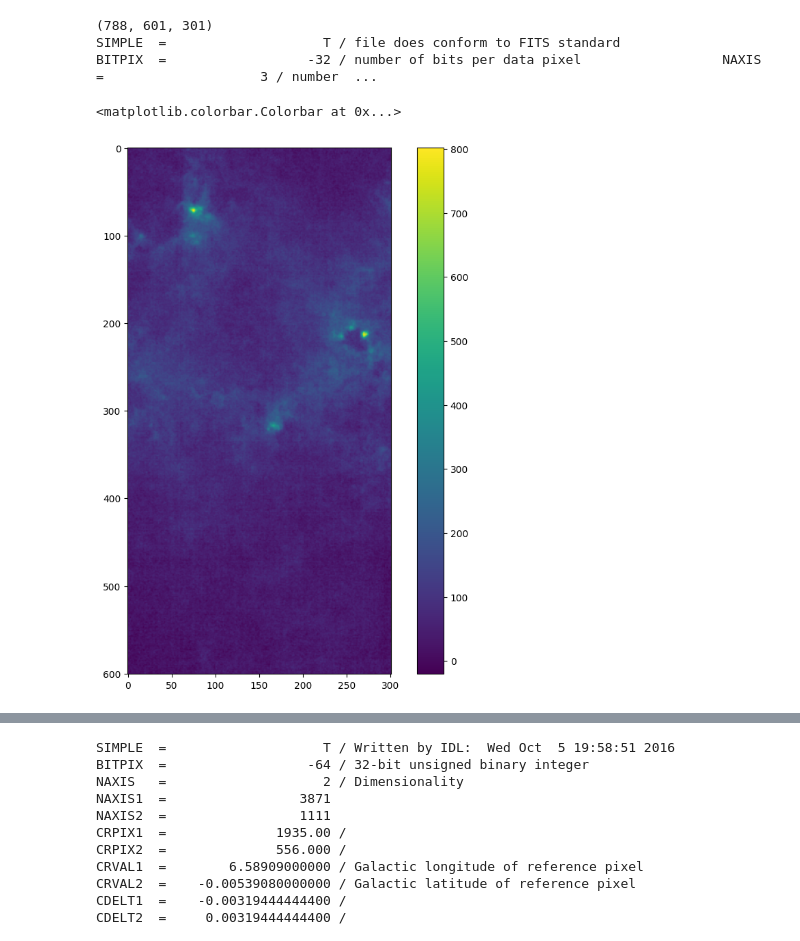
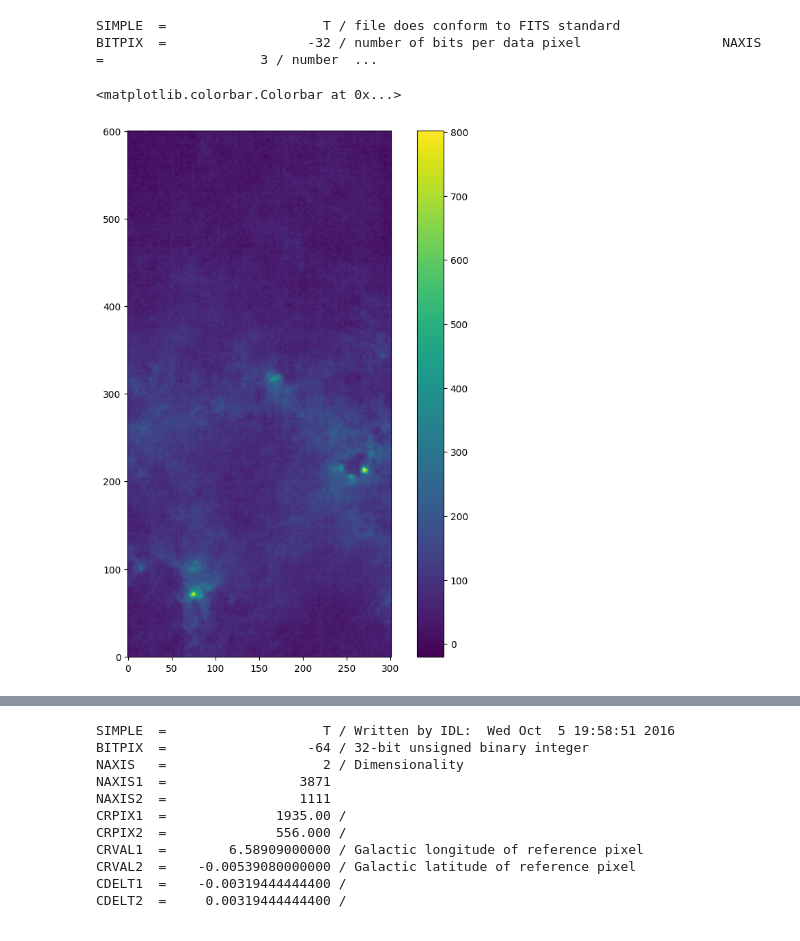
Before and after one commit to multi-learn/lis2, a Jupyter notebook: scripts/test.ipynb, the cells around one changed output, grey strips where cells are left out. Saved outputs shown, nothing was run; the diff lists cells and outputs as text; code cells hidden in the pictures.

```diff
--- a/scripts/test.ipynb
+++ b/scripts/test.ipynb
@@ -38,15 +44,13 @@ skeleton = fits.open(path_skeleton)
 data_reproject = fits.open(path_3Ddata_reprojected)
 # %%
-print(data_3D[0].data.shape)
 print(data_3D[0].header)
 # %% [output]
-(788, 601, 301)
 SIMPLE  =                    T / file does conform to FITS standard             BITPIX  =                  -32 / number of bits per data pixel                  NAXIS   =                    3 / number  ...
 # %%
 
 plt.figure(figsize=(10, 10))
-plt.imshow(data_3D[0].data.sum(axis=0))
+plt.imshow(data_3D[0].data.sum(axis=0),origin='lower')
 plt.colorbar()
 # %% [output]
 <matplotlib.colorbar.Colorbar at 0x...>
-[figure, old version]
+[figure, new version]
```
Also changed, not shown: parts of 93 cells of this notebook, 8 other files.
